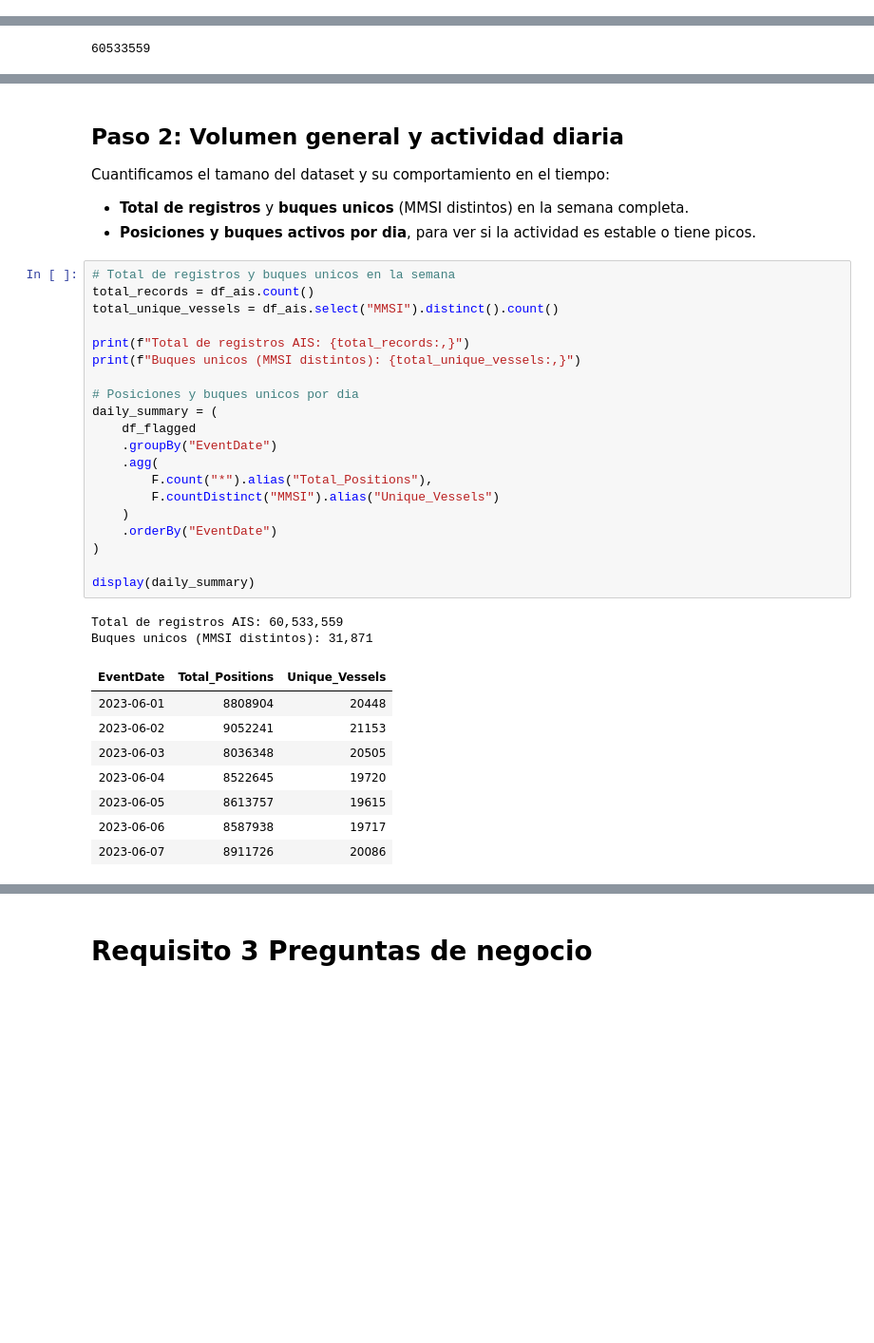
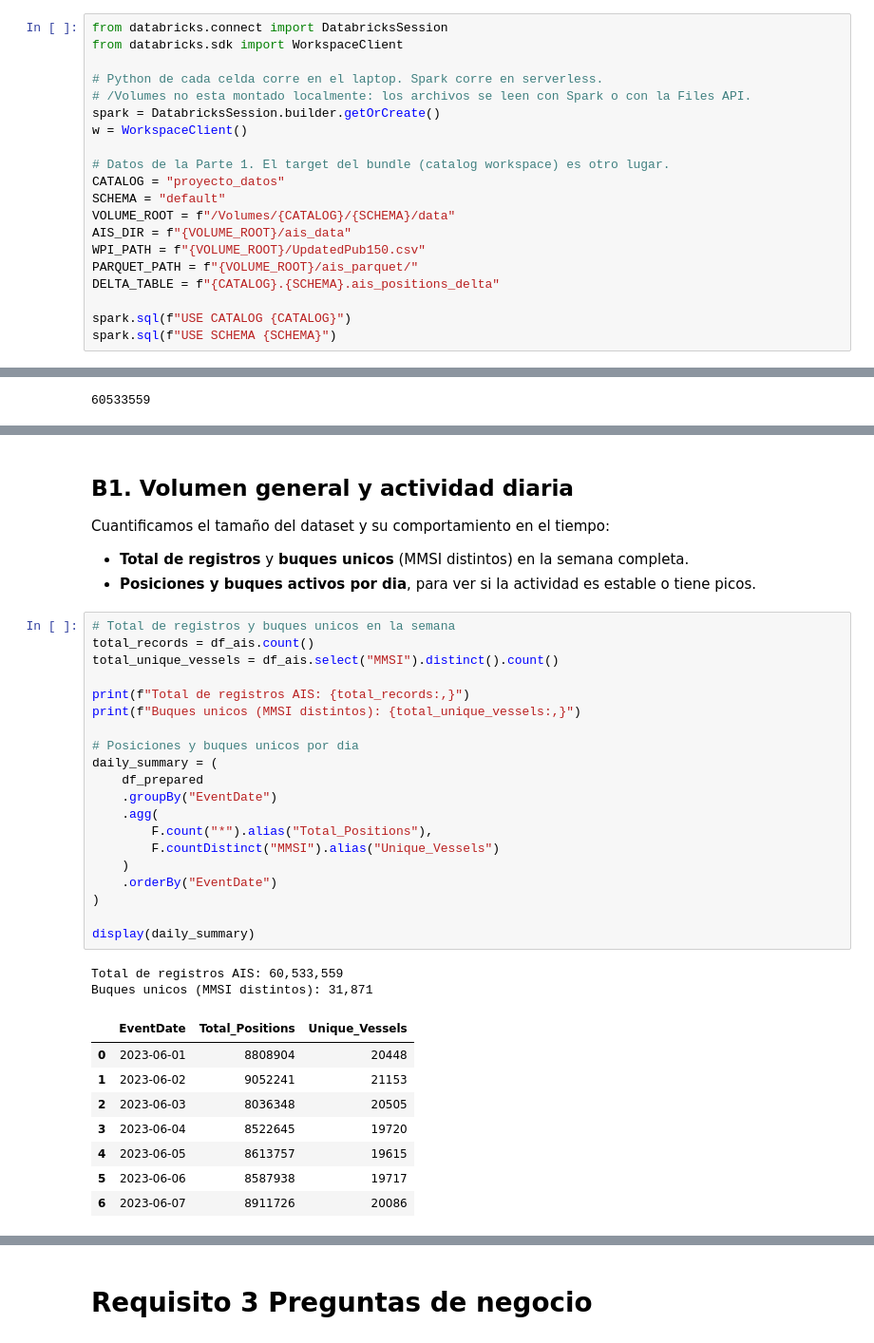
Before and after one commit to dnlec/trafico-maritimo-oceanwatch, a Jupyter notebook: src/proyecto_ocean_watch.ipynb, the cells around one changed output, grey strips where cells are left out. Shown at 95% size. Saved outputs shown, nothing was run; the diff lists cells and outputs as text; blank space fills up the shorter version.

```diff
--- a/notebook/proyecto_ocean_watch.ipynb
+++ b/src/proyecto_ocean_watch.ipynb
@@ -1,3 +1,23 @@
 # %% [markdown]
 # Requisito 1 Ingesta
 Descargamos los 7 dias de datos AIS (NOAA, 2023-06-01 a 06-07) al Volume, los descomprimimos y losleemos como un unico DataFrame con esquema explicito. Tres pasos: **descarga + verificacion**, **lecturatipada** y una **comprobacion** rapida de que la ingesta quedo completa.
+# %%
+from databricks.connect import DatabricksSession
+from databricks.sdk import WorkspaceClient
+
+# Python de cada celda corre en el laptop. Spark corre en serverless.
+# /Volumes no esta montado localmente: los archivos se leen con Spark o con la Files API.
+spark = DatabricksSession.builder.getOrCreate()
+w = WorkspaceClient()
+
+# Datos de la Parte 1. El target del bundle (catalog workspace) es otro lugar.
+CATALOG = "proyecto_datos"
+SCHEMA = "default"
+VOLUME_ROOT = f"/Volumes/{CATALOG}/{SCHEMA}/data"
+AIS_DIR = f"{VOLUME_ROOT}/ais_data"
+WPI_PATH = f"{VOLUME_ROOT}/UpdatedPub150.csv"
+PARQUET_PATH = f"{VOLUME_ROOT}/ais_parquet/"
+DELTA_TABLE = f"{CATALOG}.{SCHEMA}.ais_positions_delta"
+
+spark.sql(f"USE CATALOG {CATALOG}")
+spark.sql(f"USE SCHEMA {SCHEMA}")
@@ -224,38 +249,38 @@ Filas a eliminar para dejar una copia por grupo: 1,400
 # %% [markdown]
-## Paso 2: Volumen general y actividad diaria
+## B1. Volumen general y actividad diaria
 
-Cuantificamos el tamano del dataset y su comportamiento en el tiempo:
+Cuantificamos el tamaño del dataset y su comportamiento en el tiempo:
 
 - **Total de registros** y **buques unicos** (MMSI distintos) en la semana completa.
 - **Posiciones y buques activos por dia**, para ver si la actividad es estable o tiene picos.
 # %%
 # Total de registros y buques unicos en la semana
 total_records = df_ais.count()
 total_unique_vessels = df_ais.select("MMSI").distinct().count()
 
 print(f"Total de registros AIS: {total_records:,}")
 print(f"Buques unicos (MMSI distintos): {total_unique_vessels:,}")
 
 # Posiciones y buques unicos por dia
 daily_summary = (
-    df_flagged
+    df_prepared
     .groupBy("EventDate")
     .agg(
         F.count("*").alias("Total_Positions"),
         F.countDistinct("MMSI").alias("Unique_Vessels")
     )
     .orderBy("EventDate")
 )
 
 display(daily_summary)
 # %% [output]
 Total de registros AIS: 60,533,559
 Buques unicos (MMSI distintos): 31,871
-| EventDate | Total_Positions | Unique_Vessels |
-| 2023-06-01 | 8808904 | 20448 |
-| 2023-06-02 | 9052241 | 21153 |
-| 2023-06-03 | 8036348 | 20505 |
-| 2023-06-04 | 8522645 | 19720 |
-| 2023-06-05 | 8613757 | 19615 |
-| 2023-06-06 | 8587938 | 19717 |
-| 2023-06-07 | 8911726 | 20086 |
+|  | EventDate | Total_Positions | Unique_Vessels |
+| 0 | 2023-06-01 | 8808904 | 20448 |
+| 1 | 2023-06-02 | 9052241 | 21153 |
+| 2 | 2023-06-03 | 8036348 | 20505 |
+| 3 | 2023-06-04 | 8522645 | 19720 |
+| 4 | 2023-06-05 | 8613757 | 19615 |
+| 5 | 2023-06-06 | 8587938 | 19717 |
+| 6 | 2023-06-07 | 8911726 | 20086 |
```
Also changed, not shown: parts of 38 cells of this notebook, 4 other files.
